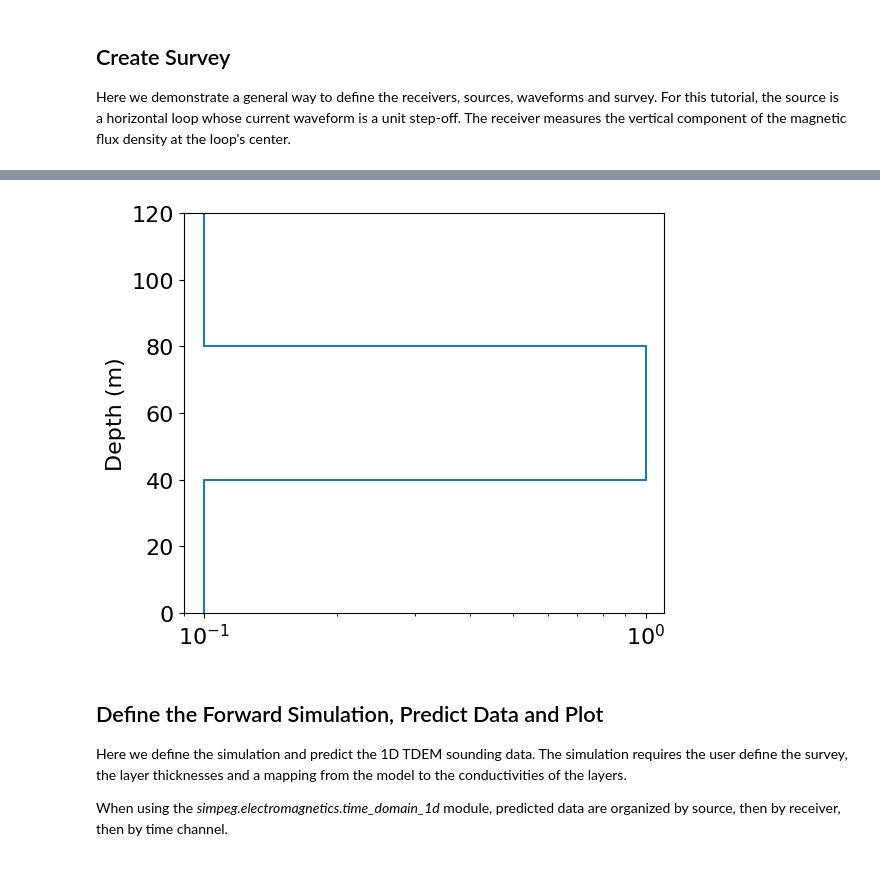
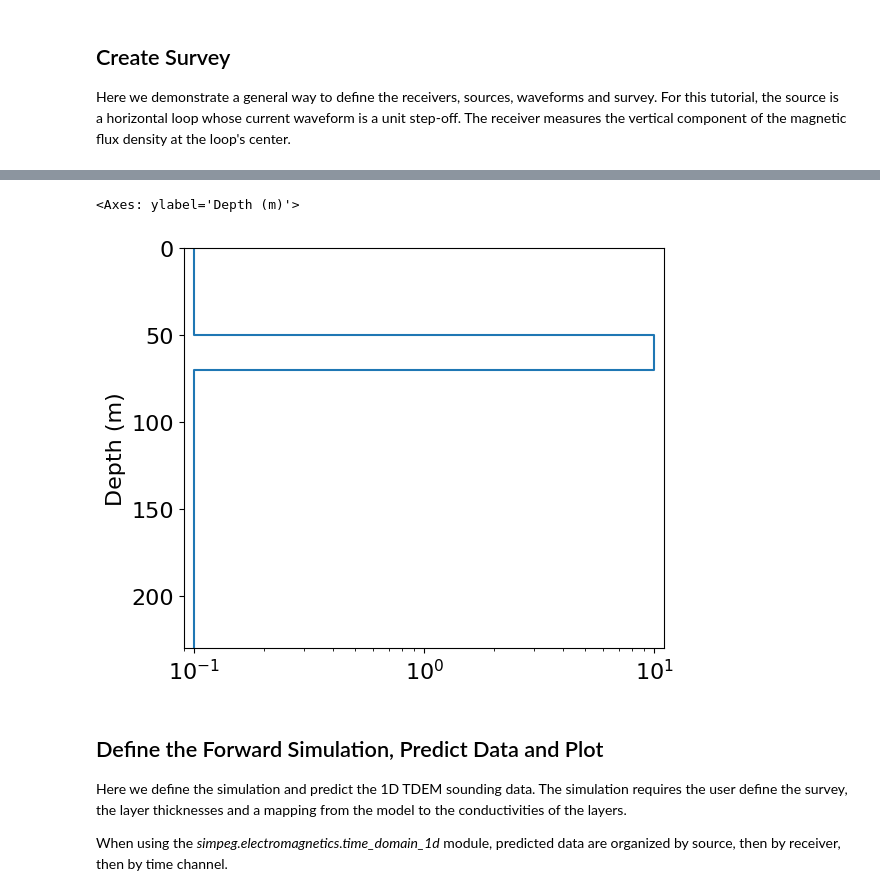
Before and after one commit to pablochanghuang/FDEMvTDEM, a Jupyter notebook: TDEM_1D_forward.ipynb, the cells around one changed output, grey strips where cells are left out. Drawn from its saved outputs; the diff is of its cells as text; code cells hidden in the pictures.

```diff
--- a/TDEM_1D_forward.ipynb
+++ b/TDEM_1D_forward.ipynb
@@ -88,28 +81,28 @@ This can be defined as a 3 layered Earth model.
 # %%
 # Physical properties
 background_conductivity = 1e-1
-layer_conductivity = 1e0
+layer_conductivity = 1e1
 
 # Layer thicknesses
-thicknesses = np.array([40.0, 40.0])
+thicknesses = np.array([50.0, 20.0])
 n_layer = len(thicknesses) + 1
 
 # physical property models
 model = background_conductivity * np.ones(n_layer)
 model[1] = layer_conductivity
 
 # Define a mapping for conductivities
 model_mapping = maps.IdentityMap(nP=n_layer)
 
-# Plot conductivity model
-thicknesses_for_plotting = np.r_[thicknesses, 40.0]
+# Plot conductivity model, max_depth
+thicknesses_for_plotting = np.r_[thicknesses, 160.0]
 
 fig = plt.figure(figsize=(6, 5))
 ax = fig.add_axes([0.15, 0.15, 0.8, 0.8])
 plot_1d_layer_model(thicknesses_for_plotting, model, ax=ax, show_layers=False)
-plt.gca().invert_yaxis()
 # %% [output]
+<Axes: ylabel='Depth (m)'>
-[figure, old version]
+[figure, new version]
 # %% [markdown]
 ## Define the Forward Simulation, Predict Data and Plot
 
```
Also changed, not shown: parts of 6 cells of this notebook, 2 other files.
